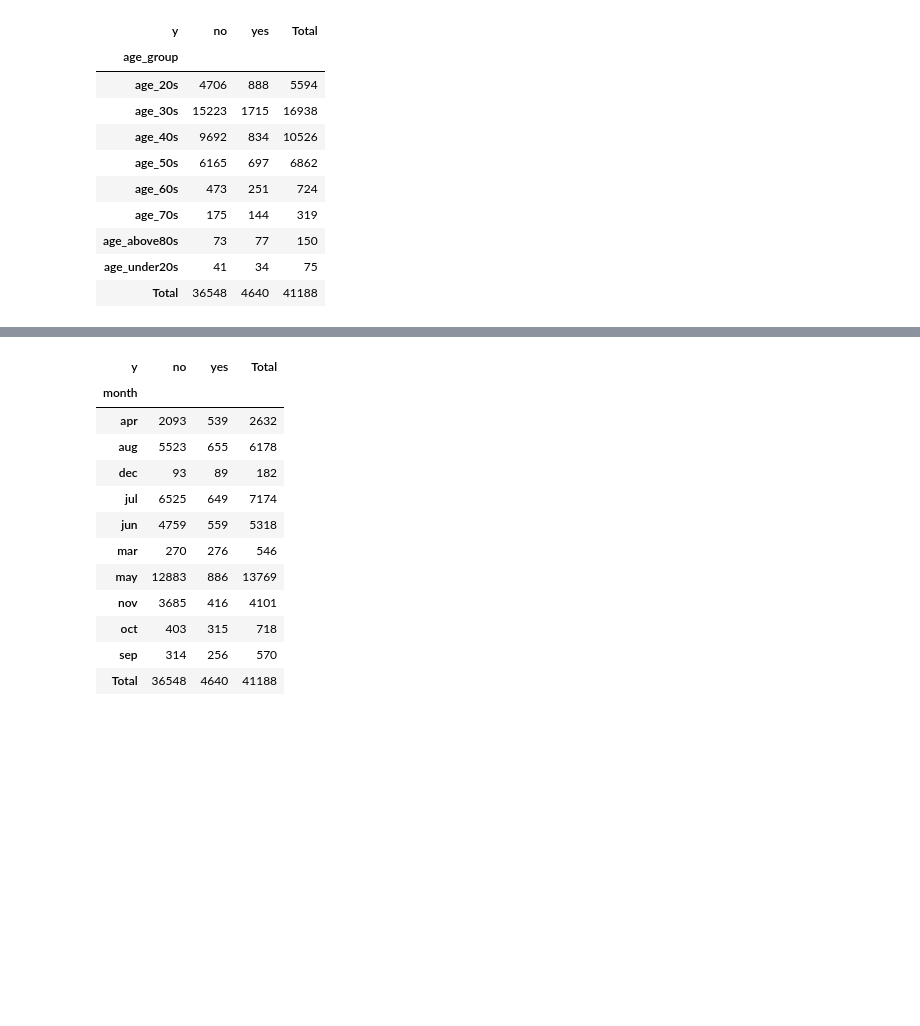
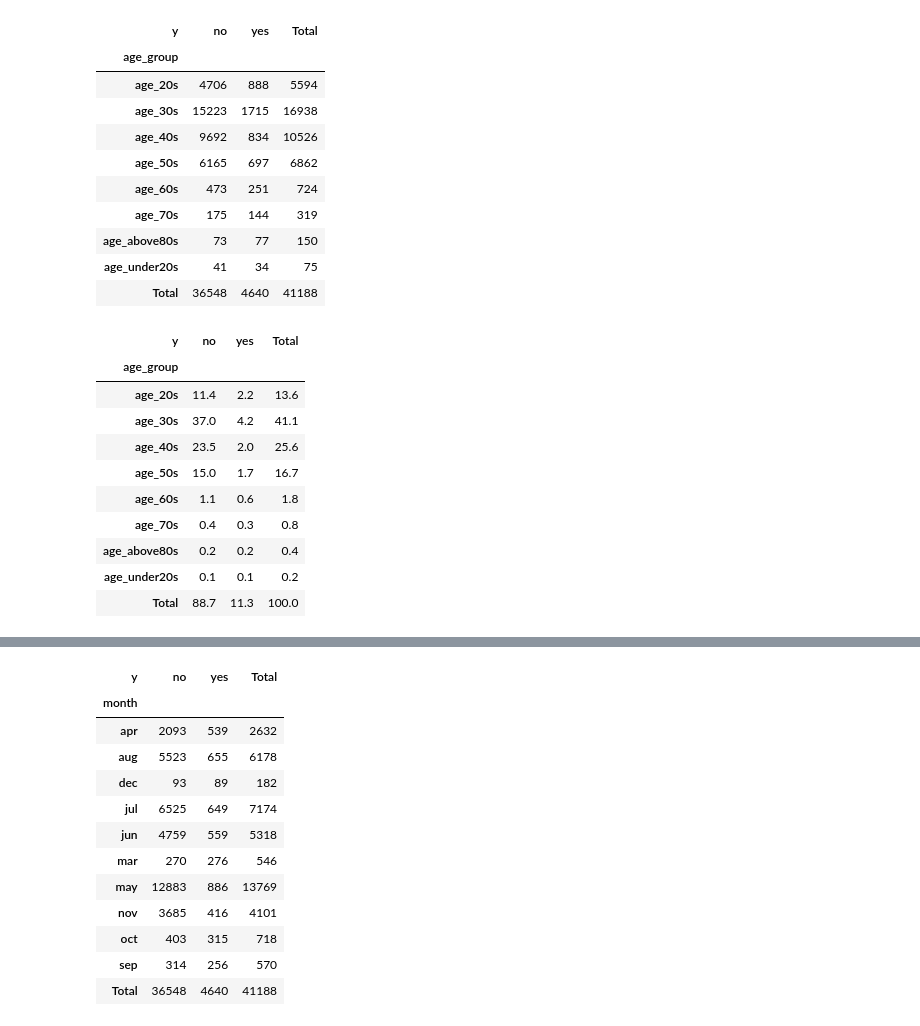
Before and after one commit to sivikt/dstrials, a Jupyter notebook: DSMP#1/2_eda/homework.ipynb, the cells around one changed output, grey strips where cells are left out. Drawn from its saved outputs; the diff is of its cells as text; code cells hidden in the pictures; blank space fills up the shorter version.

```diff
--- a/DSMP#1/2_eda/homework.ipynb
+++ b/DSMP#1/2_eda/homework.ipynb
@@ -555,3 +557,18 @@ pd.crosstab(data.age_group, data.y, margins=True, margins_name="Total")
 | age_above80s | 73 | 77 | 150 |
 | age_under20s | 41 | 34 | 75 |
 | Total | 36548 | 4640 | 41188 |
+# %%
+# in percentages
+pd.crosstab(data.age_group, data.y, margins=True, margins_name="Total", normalize=True).round(3)*100
+# %% [output]
+| y | no | yes | Total |
+| age_group |  |  |  |
+| age_20s | 11.4 | 2.2 | 13.6 |
+| age_30s | 37.0 | 4.2 | 41.1 |
+| age_40s | 23.5 | 2.0 | 25.6 |
+| age_50s | 15.0 | 1.7 | 16.7 |
+| age_60s | 1.1 | 0.6 | 1.8 |
+| age_70s | 0.4 | 0.3 | 0.8 |
+| age_above80s | 0.2 | 0.2 | 0.4 |
+| age_under20s | 0.1 | 0.1 | 0.2 |
+| Total | 88.7 | 11.3 | 100.0 |
```
Also changed, not shown: parts of 6 cells of this notebook, 1 other file.
